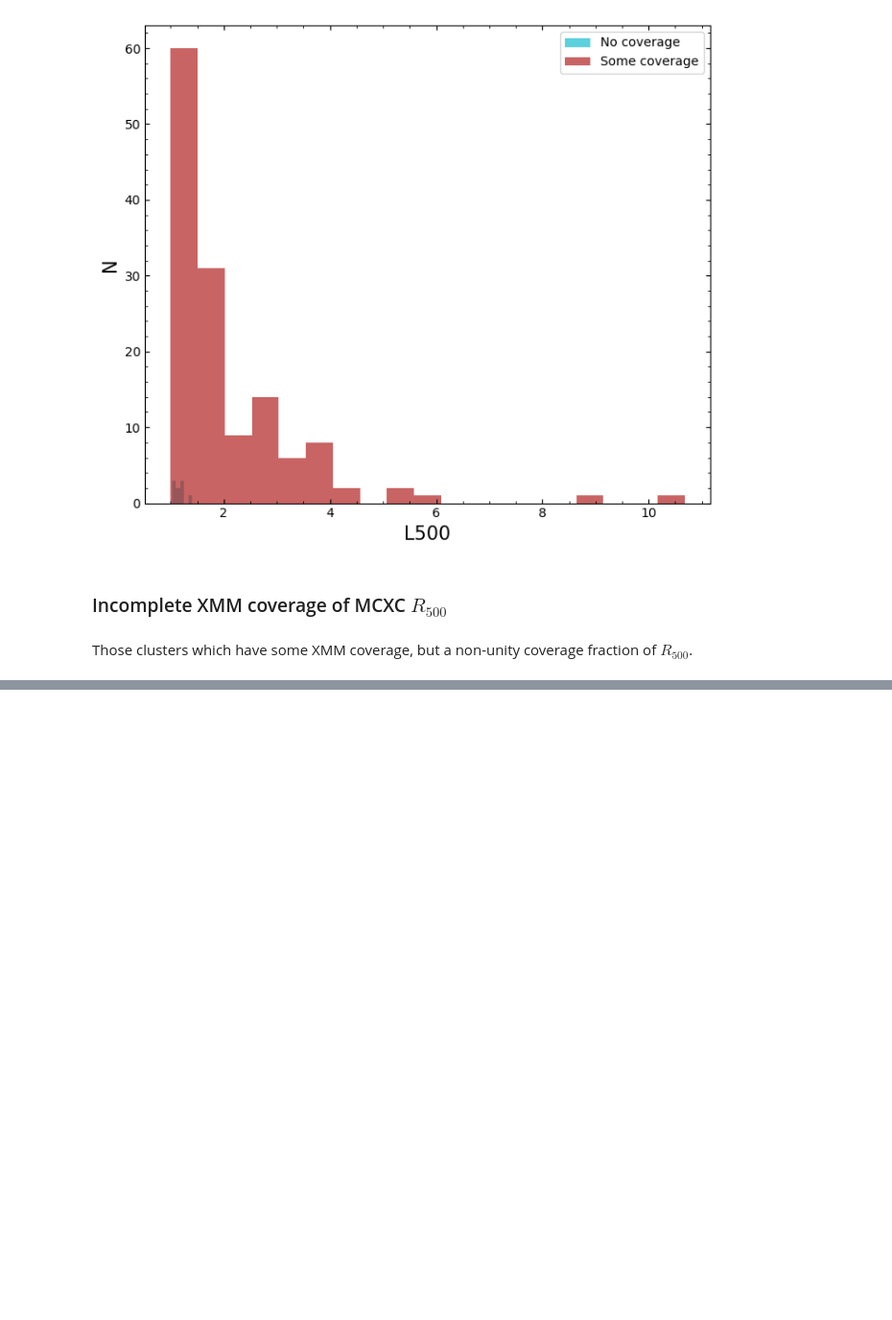
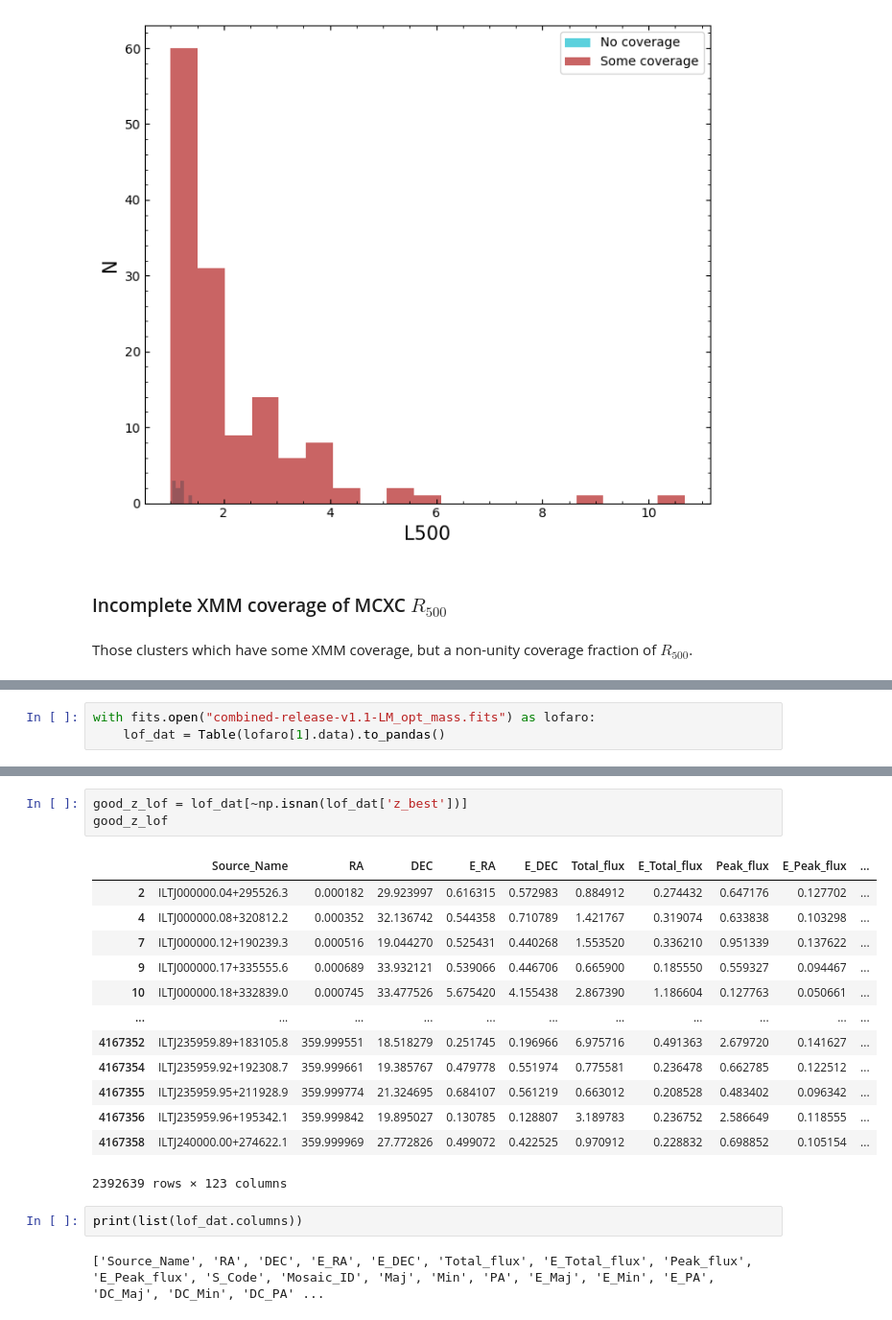
Before and after one commit to LoVoCCS/X-LoVoCCS-Data, a Jupyter notebook: proposals/XMM2023/exploring_targets.ipynb, the cells around one changed output, grey strips where cells are left out. Shown at 96% size. Saved outputs shown, nothing was run; the diff lists cells and outputs as text; blank space fills up the shorter version.

Commit message:
Started looking at LOFAR sources near LoVoCCS-N clusters

```diff
--- a/proposals/XMM2023/exploring_targets.ipynb
+++ b/proposals/XMM2023/exploring_targets.ipynb
@@ -199,0 +211,3 @@ incomp_xmm_r500.sort_values('xmm_r500_cov_frac')
+# %%
+with fits.open("combined-release-v1.1-LM_opt_mass.fits") as lofaro:
+    lof_dat = Table(lofaro[1].data).to_pandas()
@@ -199,0 +224,21 @@ incomp_xmm_r500.sort_values('xmm_r500_cov_frac')
+# %%
+good_z_lof = lof_dat[~np.isnan(lof_dat['z_best'])]
+good_z_lof
+# %% [output]
+|  | Source_Name | RA | DEC | E_RA | E_DEC | Total_flux | E_Total_flux | Peak_flux | E_Peak_flux | ... |
+| 2 | ILTJ000000.04+295526.3 | 0.000182 | 29.923997 | 0.616315 | 0.572983 | 0.884912 | 0.274432 | 0.647176 | 0.127702 | ... |
+| 4 | ILTJ000000.08+320812.2 | 0.000352 | 32.136742 | 0.544358 | 0.710789 | 1.421767 | 0.319074 | 0.633838 | 0.103298 | ... |
+| 7 | ILTJ000000.12+190239.3 | 0.000516 | 19.044270 | 0.525431 | 0.440268 | 1.553520 | 0.336210 | 0.951339 | 0.137622 | ... |
+| 9 | ILTJ000000.17+335555.6 | 0.000689 | 33.932121 | 0.539066 | 0.446706 | 0.665900 | 0.185550 | 0.559327 | 0.094467 | ... |
+| 10 | ILTJ000000.18+332839.0 | 0.000745 | 33.477526 | 5.675420 | 4.155438 | 2.867390 | 1.186604 | 0.127763 | 0.050661 | ... |
+| ... | ... | ... | ... | ... | ... | ... | ... | ... | ... | ... |
+| 4167352 | ILTJ235959.89+183105.8 | 359.999551 | 18.518279 | 0.251745 | 0.196966 | 6.975716 | 0.491363 | 2.679720 | 0.141627 | ... |
+| 4167354 | ILTJ235959.92+192308.7 | 359.999661 | 19.385767 | 0.479778 | 0.551974 | 0.775581 | 0.236478 | 0.662785 | 0.122512 | ... |
+| 4167355 | ILTJ235959.95+211928.9 | 359.999774 | 21.324695 | 0.684107 | 0.561219 | 0.663012 | 0.208528 | 0.483402 | 0.096342 | ... |
+| 4167356 | ILTJ235959.96+195342.1 | 359.999842 | 19.895027 | 0.130785 | 0.128807 | 3.189783 | 0.236752 | 2.586649 | 0.118555 | ... |
+| 4167358 | ILTJ240000.00+274622.1 | 359.999969 | 27.772826 | 0.499072 | 0.422525 | 0.970912 | 0.228832 | 0.698852 | 0.105154 | ... |
+2392639 rows × 123 columns
+# %%
+print(list(lof_dat.columns))
+# %% [output]
+['Source_Name', 'RA', 'DEC', 'E_RA', 'E_DEC', 'Total_flux', 'E_Total_flux', 'Peak_flux', 'E_Peak_flux', 'S_Code', 'Mosaic_ID', 'Maj', 'Min', 'PA', 'E_Maj', 'E_Min', 'E_PA', 'DC_Maj', 'DC_Min', 'DC_PA' ...
```
Also changed, not shown: parts of 9 cells of this notebook, 1 other file.
